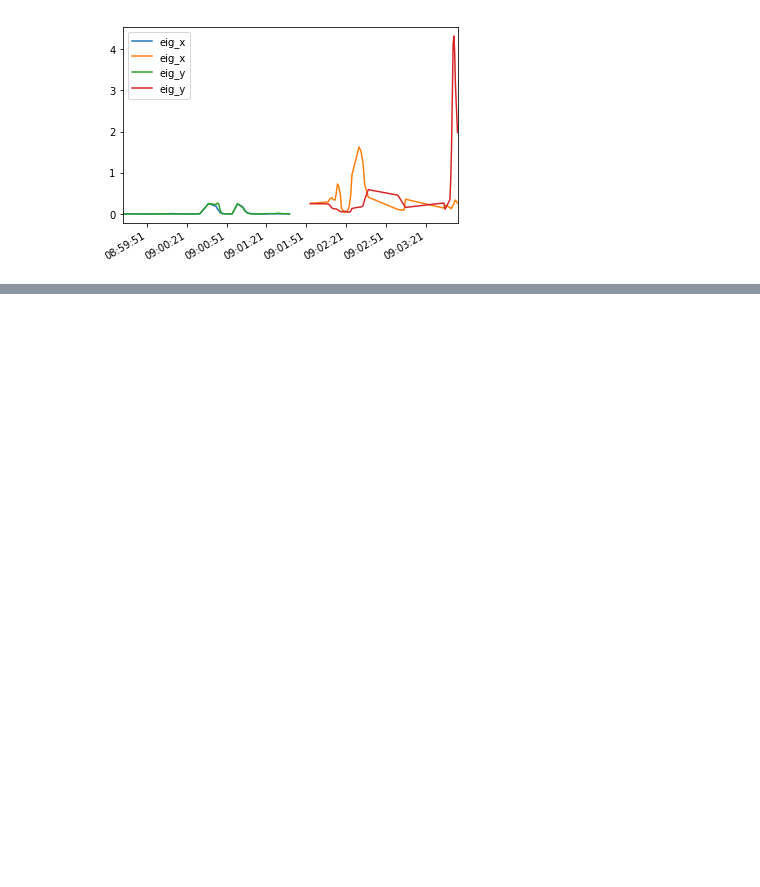
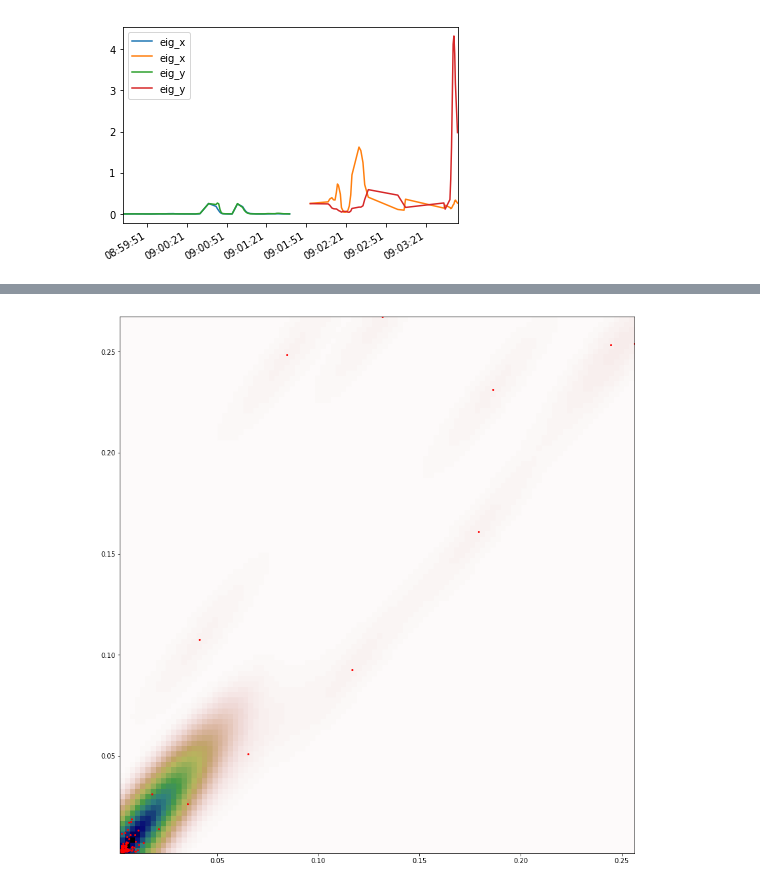
Before and after one commit to marc-hanheide/jupyter-notebooks, a Jupyter notebook: AMCL-monitor.ipynb, the cells around one changed output, grey strips where cells are left out. Saved outputs shown, nothing was run; the diff lists cells and outputs as text; code cells hidden in the pictures; blank space fills up the shorter version.

```diff
--- a/AMCL-monitor.ipynb
+++ b/AMCL-monitor.ipynb
@@ -151,0 +153,23 @@ plt.subplot(3,1,3)
+# %%
+from scipy import stats
+
+def show_kernel(data, kernel):
+    xmin = np.min(data[0,:])
+    xmax = np.max(data[0,:])
+    ymin = np.min(data[1,:])
+    ymax = np.max(data[1,:])
+    X, Y = np.mgrid[xmin:xmax:100j, ymin:ymax:100j]
+    positions = np.vstack([X.ravel(), Y.ravel()])
+    Z = np.reshape(kernel(positions).T, X.shape)
+    fig, ax = plt.subplots()
+    ax.imshow(
+        np.rot90(Z), cmap=plt.cm.gist_earth_r,
+        extent=[xmin, xmax, ymin, ymax])
+    ax.plot(data[0,:], data[1,:], 'r.', markersize=4)
+    ax.set_xlim([xmin, xmax])
+    ax.set_ylim([ymin, ymax])
+
+kernel = stats.gaussian_kde(g_data.transpose())
+show_kernel(g_data.transpose(), kernel)
+# %% [output]
+[figure, added]
```
Also changed, not shown: parts of 2 cells of this notebook.
